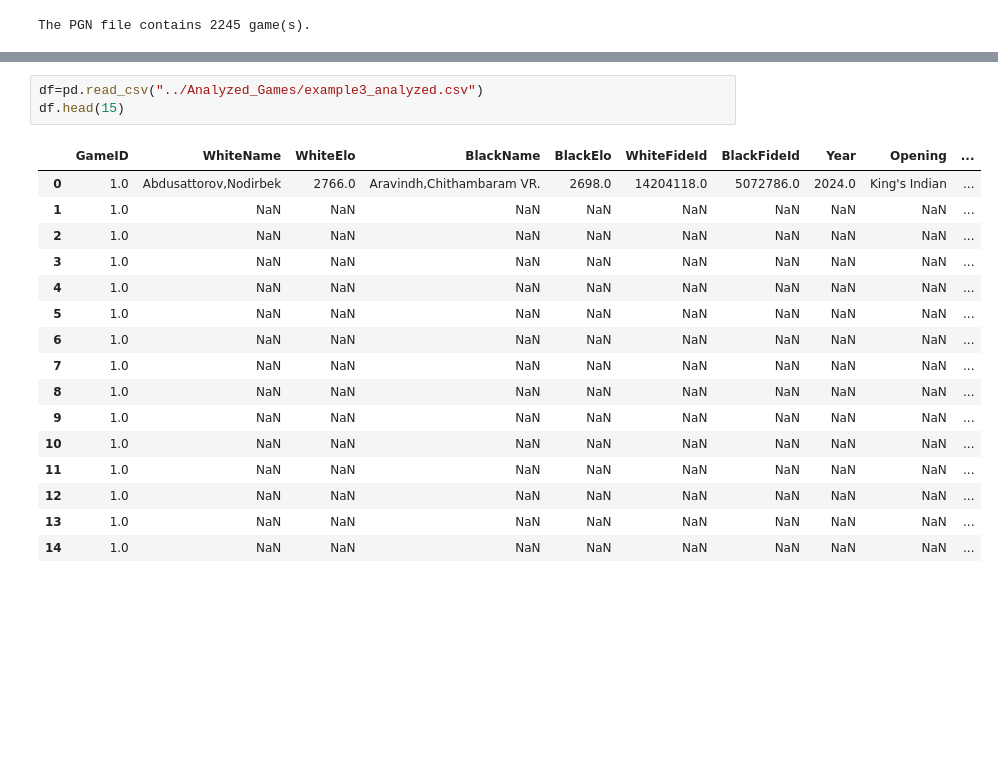
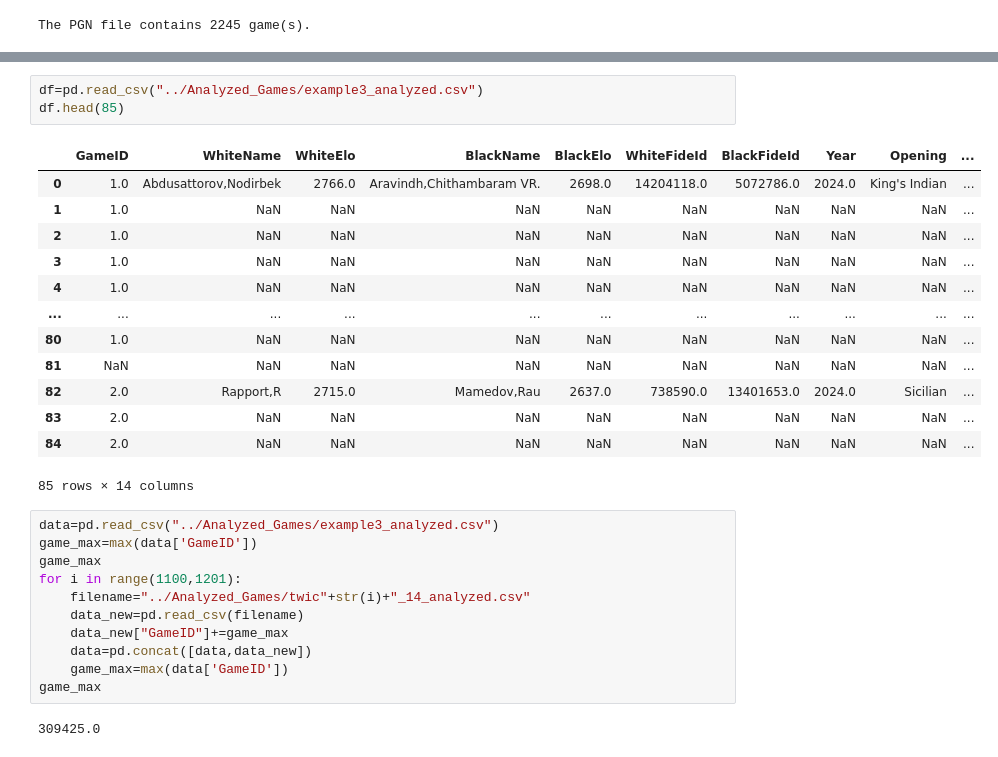
Before and after one commit to dosoe/Guess-The-Elo, a Jupyter notebook: data_analysis/playing_around.ipynb, the cells around one changed output, grey strips where cells are left out. Cells and saved outputs as stored; diff of their text form; blank space fills up the shorter version.

Commit message:
some exploratory data analysis, some data cleanup

```diff
--- a/data_analysis/playing_around.ipynb
+++ b/data_analysis/playing_around.ipynb
@@ -89,21 +90,31 @@ df.head(10)
 | 9 | 1.0 | NaN | NaN | NaN | NaN | NaN | NaN | NaN | NaN | ... |
 # %%
 df=pd.read_csv("../Analyzed_Games/example3_analyzed.csv")
-df.head(15)
+df.head(85)
 # %% [output]
 |  | GameID | WhiteName | WhiteElo | BlackName | BlackElo | WhiteFideId | BlackFideId | Year | Opening | ... |
 | 0 | 1.0 | Abdusattorov,Nodirbek | 2766.0 | Aravindh,Chithambaram VR. | 2698.0 | 14204118.0 | 5072786.0 | 2024.0 | King's Indian | ... |
 | 1 | 1.0 | NaN | NaN | NaN | NaN | NaN | NaN | NaN | NaN | ... |
 | 2 | 1.0 | NaN | NaN | NaN | NaN | NaN | NaN | NaN | NaN | ... |
 | 3 | 1.0 | NaN | NaN | NaN | NaN | NaN | NaN | NaN | NaN | ... |
 | 4 | 1.0 | NaN | NaN | NaN | NaN | NaN | NaN | NaN | NaN | ... |
-| 5 | 1.0 | NaN | NaN | NaN | NaN | NaN | NaN | NaN | NaN | ... |
-| 6 | 1.0 | NaN | NaN | NaN | NaN | NaN | NaN | NaN | NaN | ... |
-| 7 | 1.0 | NaN | NaN | NaN | NaN | NaN | NaN | NaN | NaN | ... |
-| 8 | 1.0 | NaN | NaN | NaN | NaN | NaN | NaN | NaN | NaN | ... |
-| 9 | 1.0 | NaN | NaN | NaN | NaN | NaN | NaN | NaN | NaN | ... |
-| 10 | 1.0 | NaN | NaN | NaN | NaN | NaN | NaN | NaN | NaN | ... |
-| 11 | 1.0 | NaN | NaN | NaN | NaN | NaN | NaN | NaN | NaN | ... |
-| 12 | 1.0 | NaN | NaN | NaN | NaN | NaN | NaN | NaN | NaN | ... |
-| 13 | 1.0 | NaN | NaN | NaN | NaN | NaN | NaN | NaN | NaN | ... |
-| 14 | 1.0 | NaN | NaN | NaN | NaN | NaN | NaN | NaN | NaN | ... |
+| ... | ... | ... | ... | ... | ... | ... | ... | ... | ... | ... |
+| 80 | 1.0 | NaN | NaN | NaN | NaN | NaN | NaN | NaN | NaN | ... |
+| 81 | NaN | NaN | NaN | NaN | NaN | NaN | NaN | NaN | NaN | ... |
+| 82 | 2.0 | Rapport,R | 2715.0 | Mamedov,Rau | 2637.0 | 738590.0 | 13401653.0 | 2024.0 | Sicilian | ... |
+| 83 | 2.0 | NaN | NaN | NaN | NaN | NaN | NaN | NaN | NaN | ... |
+| 84 | 2.0 | NaN | NaN | NaN | NaN | NaN | NaN | NaN | NaN | ... |
+85 rows × 14 columns
+# %%
+data=pd.read_csv("../Analyzed_Games/example3_analyzed.csv")
+game_max=max(data['GameID'])
+game_max
+for i in range(1100,1201):
+    filename="../Analyzed_Games/twic"+str(i)+"_14_analyzed.csv"
+    data_new=pd.read_csv(filename)
+    data_new["GameID"]+=game_max
+    data=pd.concat([data,data_new])
+    game_max=max(data['GameID'])
+game_max
+# %% [output]
+309425.0
```
Also changed, not shown: parts of 7 cells of this notebook.
